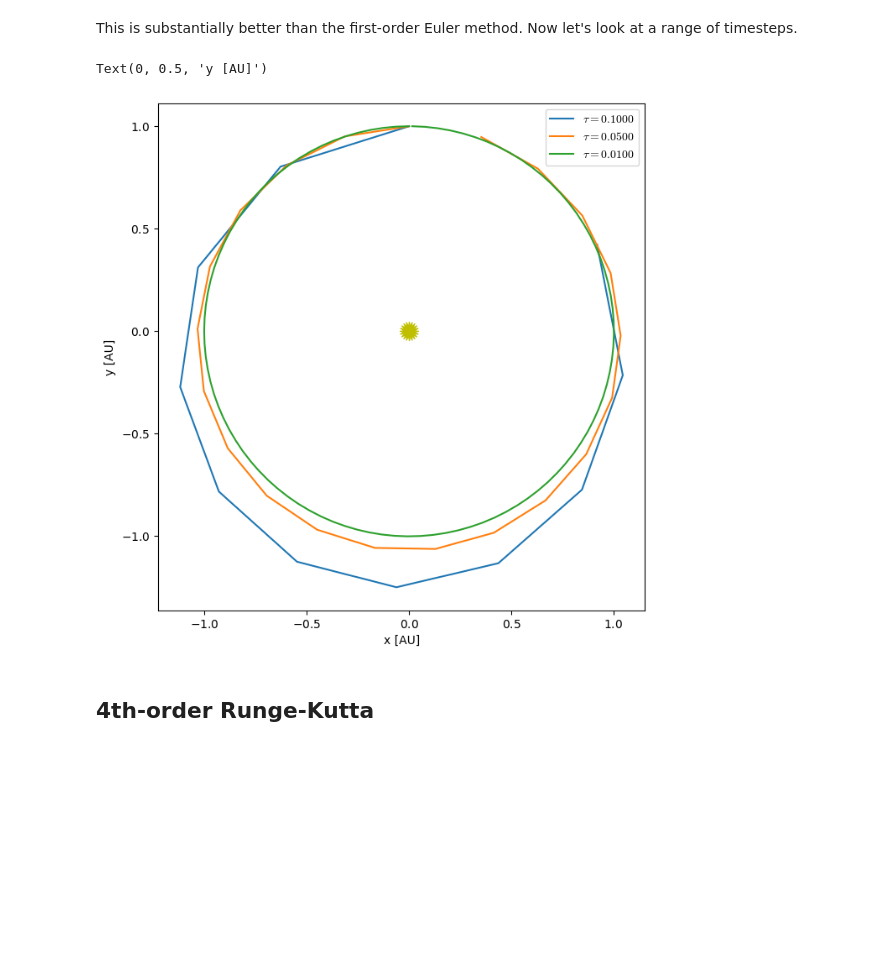
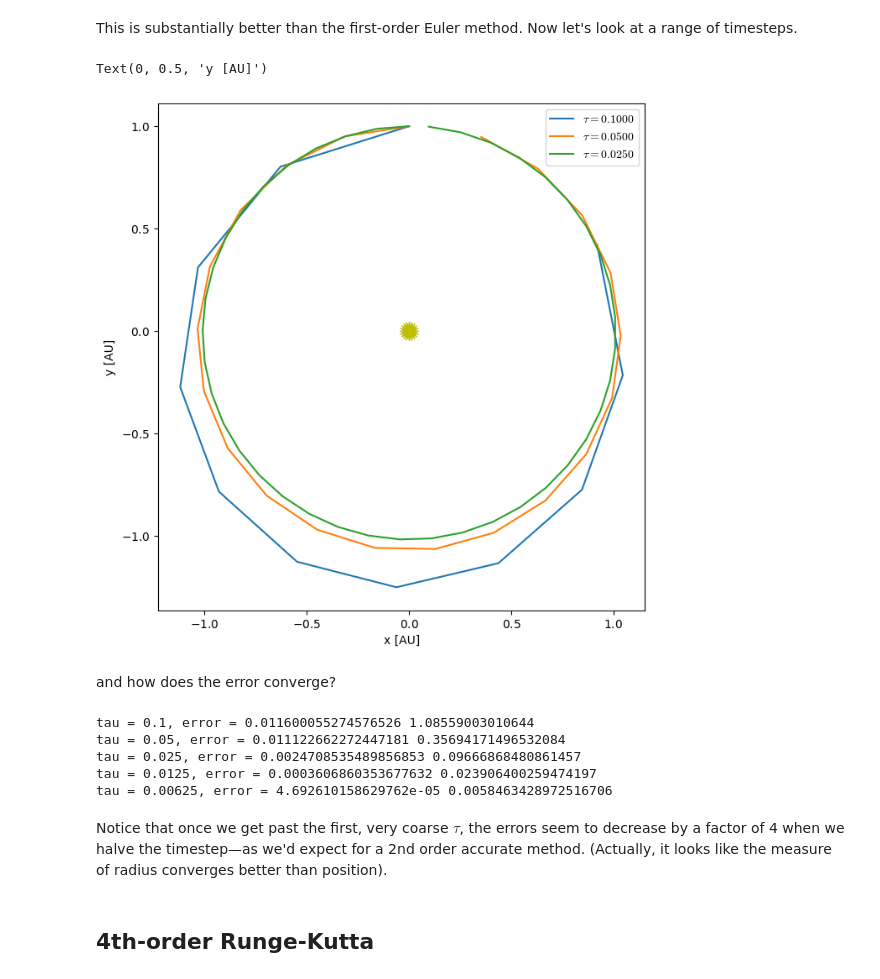
Before and after one commit to zingale/comp_astro_tutorial, a Jupyter notebook: content/04-ODEs/04-ODEs-partII.ipynb, the cells around one changed output. Cells and saved outputs as stored; diff of their text form; code cells hidden in the pictures; blank space fills up the shorter version.

```diff
--- a/content/04-ODEs/04-ODEs-partII.ipynb
+++ b/content/04-ODEs/04-ODEs-partII.ipynb
@@ -43,6 +45,18 @@ class OrbitHistory:
         self.y.append(Y[1])
         self.vx.append(Y[2])
         self.vy.append(Y[3])
+
+    def error_radius(self):
+        """return the difference in the distance from the Sun"""
+        R_orig = np.sqrt(self.x[0]**2 + self.y[0]**2)
+        R_new = np.sqrt(self.x[-1]**2 + self.y[-1]**2)
+        return np.abs(R_new - R_orig)
+
+    def error_position(self):
+        """return the difference in the distance from the Sun"""
+        dx = self.x[0] - self.x[-1]
+        dy = self.y[0] - self.y[-1]
+        return np.sqrt(dx**2 + dy**2)
 # %% [markdown]
 ## 2nd-order Runge Kutta / Midpoint method
 
@@ -159,23 +173,37 @@ This is substantially better than the first-order Euler method.  Now let's look
 # %%
 fig = plt.figure()
 ax = fig.add_subplot(111)
 
 # draw the Sun
 ax.scatter([0], [0], marker=(20,1), color="y", s=250)
 
-taus = [0.1, 0.05, 0.01]
+taus = [0.1, 0.05, 0.025]
 
 for tau in taus:
     orbit = euler_rk2(Y0, tau, 1)
 
     ax.plot(orbit.x, orbit.y, label=rf"$\tau = {tau:6.4f}$")
 
 ax.set_aspect("equal")
 ax.legend()
 ax.set_xlabel("x [AU]")
 ax.set_ylabel("y [AU]")
 # %% [output]
 Text(0, 0.5, 'y [AU]')
-[figure, old version]
+[figure, new version]
+# %% [markdown]
+and how does the error converge?
+# %%
+for tau in [0.1, 0.05, 0.025, 0.0125, 0.00625]:
+    o = euler_rk2(Y0, tau, 1)
+    print(f"tau = {tau}, error = {o.error_radius()} {o.error_position()}")
+# %% [output]
+tau = 0.1, error = 0.011600055274576526 1.08559003010644
+tau = 0.05, error = 0.011122662272447181 0.35694171496532084
+tau = 0.025, error = 0.0024708535489856853 0.09666868480861457
+tau = 0.0125, error = 0.0003606860353677632 0.023906400259474197
+tau = 0.00625, error = 4.692610158629762e-05 0.0058463428972516706
+# %% [markdown]
+Notice that once we get past the first, very coarse $\tau$, the errors seem to decrease by a factor of 4 when we halve the timestep&mdash;as we'd expect for a 2nd order accurate method. (Actually, it looks like the measure of radius converges better than position).
 # %% [markdown]
 ## 4th-order Runge-Kutta
```
Also changed, not shown: parts of 7 cells of this notebook.
